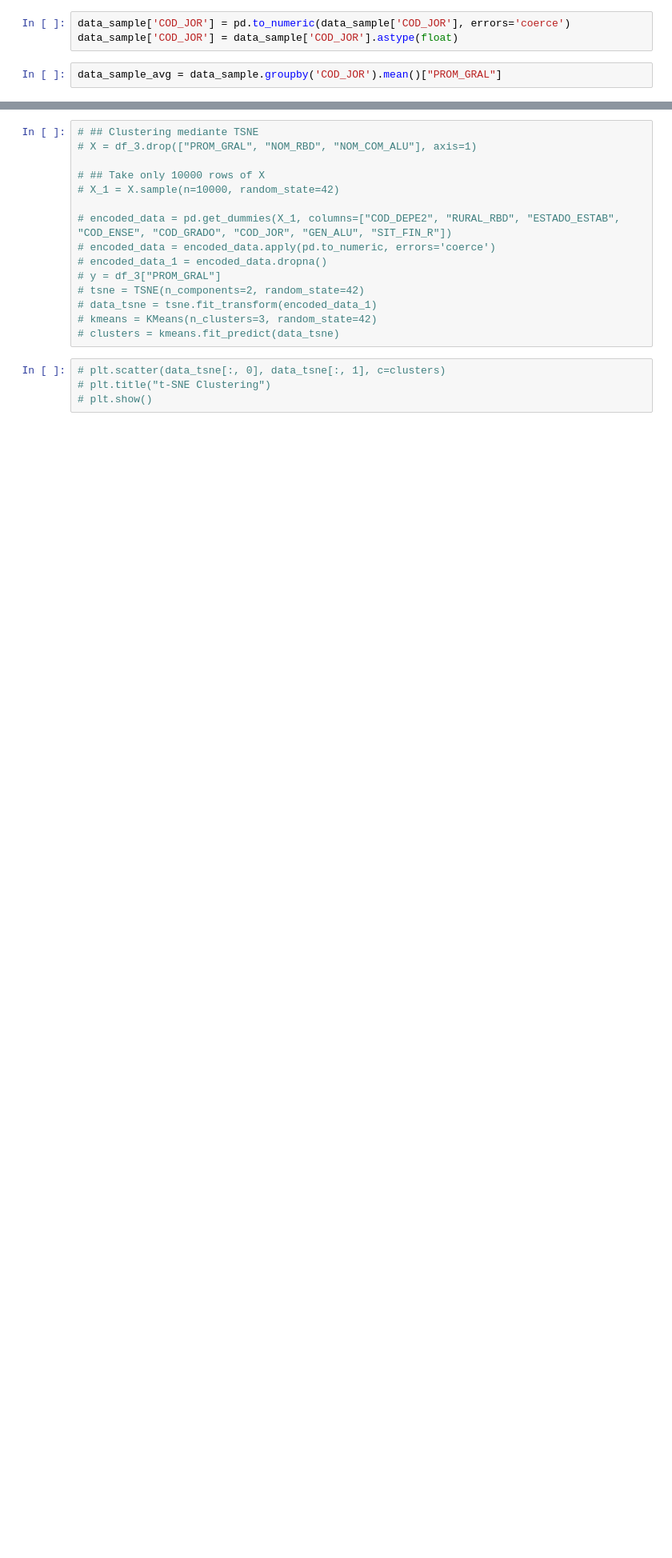
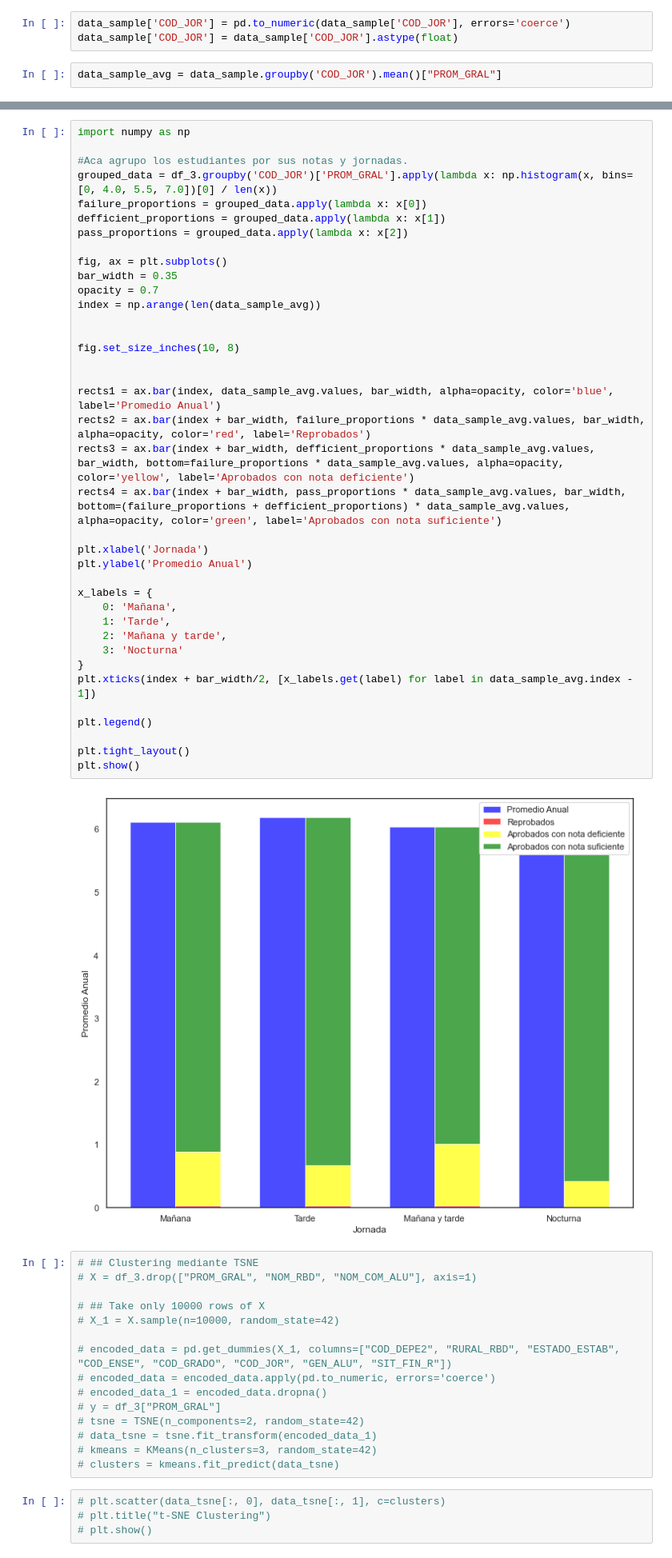
Before and after one commit to benja20029/IIC2433-Proyecto-Rendimiento-Academico, a Jupyter notebook: process_data.ipynb, the cells around one changed output, grey strips where cells are left out. Shown at 80% size. Saved outputs shown, nothing was run; the diff lists cells and outputs as text; blank space fills up the shorter version.

```diff
--- a/process_data.ipynb
+++ b/process_data.ipynb
@@ -313,3 +304,43 @@ plt.show()
+# %%
+import numpy as np
+
+#Aca agrupo los estudiantes por sus notas y jornadas.
+grouped_data = df_3.groupby('COD_JOR')['PROM_GRAL'].apply(lambda x: np.histogram(x, bins=[0, 4.0, 5.5, 7.0])[0] / len(x))
+failure_proportions = grouped_data.apply(lambda x: x[0])
+defficient_proportions = grouped_data.apply(lambda x: x[1])
+pass_proportions = grouped_data.apply(lambda x: x[2])
+
+fig, ax = plt.subplots()
+bar_width = 0.35
+opacity = 0.7
+index = np.arange(len(data_sample_avg))
+
+
+fig.set_size_inches(10, 8)
+
+
+rects1 = ax.bar(index, data_sample_avg.values, bar_width, alpha=opacity, color='blue', label='Promedio Anual')
+rects2 = ax.bar(index + bar_width, failure_proportions * data_sample_avg.values, bar_width, alpha=opacity, color='red', label='Reprobados')
+rects3 = ax.bar(index + bar_width, defficient_proportions * data_sample_avg.values, bar_width, bottom=failure_proportions * data_sample_avg.values, alpha=opacity, color='yellow', label='Aprobados con nota deficiente')
+rects4 = ax.bar(index + bar_width, pass_proportions * data_sample_avg.values, bar_width, bottom=(failure_proportions + defficient_proportions) * data_sample_avg.values, alpha=opacity, color='green', label='Aprobados con nota suficiente')
+
+plt.xlabel('Jornada')
+plt.ylabel('Promedio Anual')
+
+x_labels = {
+    0: 'Mañana',
+    1: 'Tarde',
+    2: 'Mañana y tarde',
+    3: 'Nocturna'
+}
+plt.xticks(index + bar_width/2, [x_labels.get(label) for label in data_sample_avg.index - 1])
+
+plt.legend()
+
+plt.tight_layout()
+plt.show()
+# %% [output]
+[figure, added]
 # %%
 # ## Clustering mediante TSNE
 # X = df_3.drop(["PROM_GRAL", "NOM_RBD", "NOM_COM_ALU"], axis=1)
```
Also changed, not shown: parts of 9 cells of this notebook.
